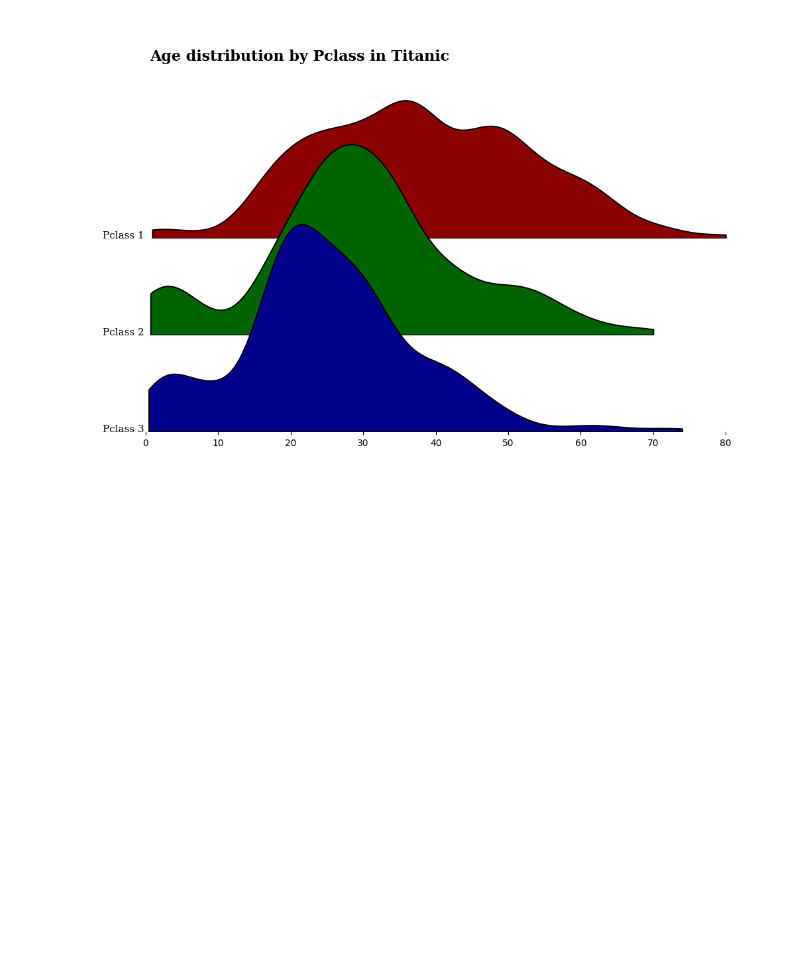
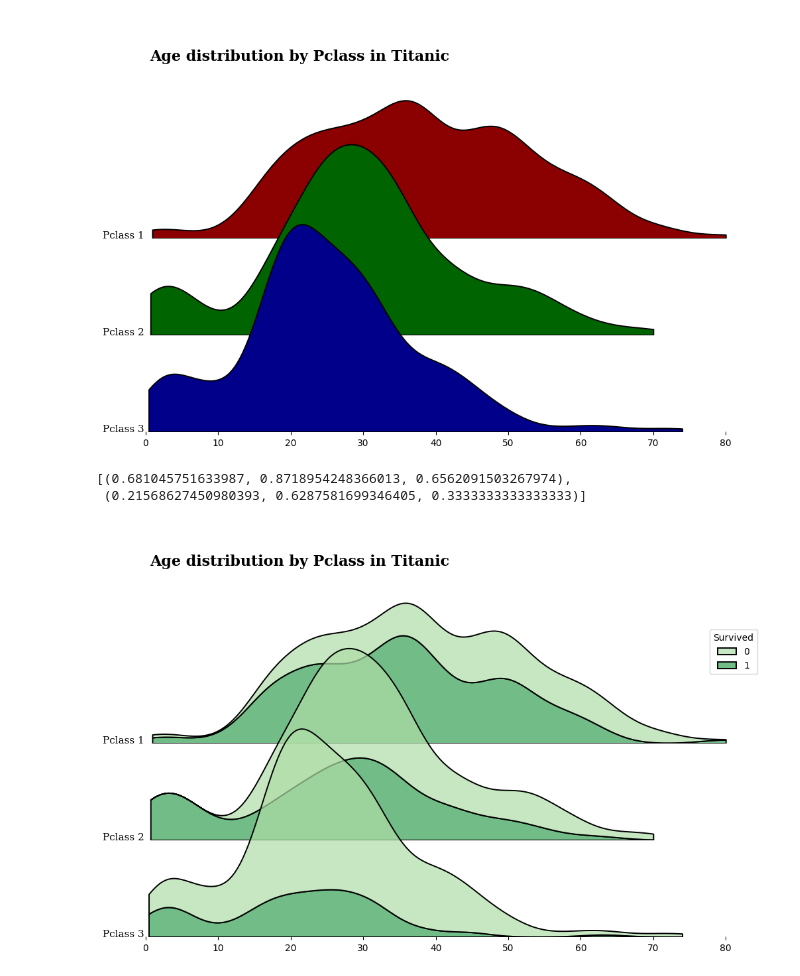
Before and after one commit to VirajBhagiya/Exploratory-data-analysis, a Jupyter notebook: Titanic.ipynb, the cells around one changed output. Saved outputs shown, nothing was run; the diff lists cells and outputs as text; code cells hidden in the pictures; blank space fills up the shorter version.

```diff
--- a/Titanic.ipynb
+++ b/Titanic.ipynb
@@ -123,3 +123,41 @@ fig.text(0.13, 0.81, "Age distribution by Pclass in Titanic", fontweight="bold",
 plt.show()
 # %% [output]
 [figure]
+# %%
+sns.color_palette(sns.color_palette("Greens",2))
+# %% [output]
+[(0.681045751633987, 0.8718954248366013, 0.6562091503267974),
+ (0.21568627450980393, 0.6287581699346405, 0.3333333333333333)]
+# %%
+fig = plt.figure(figsize=(12,8))
+gs = fig.add_gridspec(3,1)
+gs.update(hspace=-0.55)
+
+axes=list()
+colors =["darkred", "darkgreen", "darkblue"]
+
+for idx, cls, c in zip(range(3), sorted(data['Pclass'].unique()),colors) :
+    axes.append(fig.add_subplot(gs[idx, 0]))
+
+    sns.kdeplot(x = 'Age', data=data[data['Pclass']==cls], fill=True, ax=axes[idx], cut=0, bw_method=0.25, lw=1.4, edgecolor='black', hue='Survived', multiple="stack", palette='Greens', alpha=0.7)
+
+    axes[idx].set_ylim(0, 0.04)
+    axes[idx].set_xlim(0, 85)
+
+    axes[idx].set_yticks([])
+    if idx != 2 : axes[idx].set_xticks([])
+    axes[idx].set_ylabel('')
+    axes[idx].set_xlabel('')
+
+    spines = ["top", "right", "left", "bottom"]
+    for s in spines :
+        axes[idx].spines[s].set_visible(False)
+
+    axes[idx].patch.set_alpha(0)
+    axes[idx].text(-0.2, 0, f'Pclass {cls}', fontweight="light", fontfamily='serif', fontsize=11, ha="right")
+    if idx != 1 : axes[idx].get_legend().remove()
+
+fig.text(0.13, 0.81, "Age distribution by Pclass in Titanic", fontweight="bold", fontfamily='serif', fontsize=16)
+plt.show()
+# %% [output]
+[figure, added]
```
